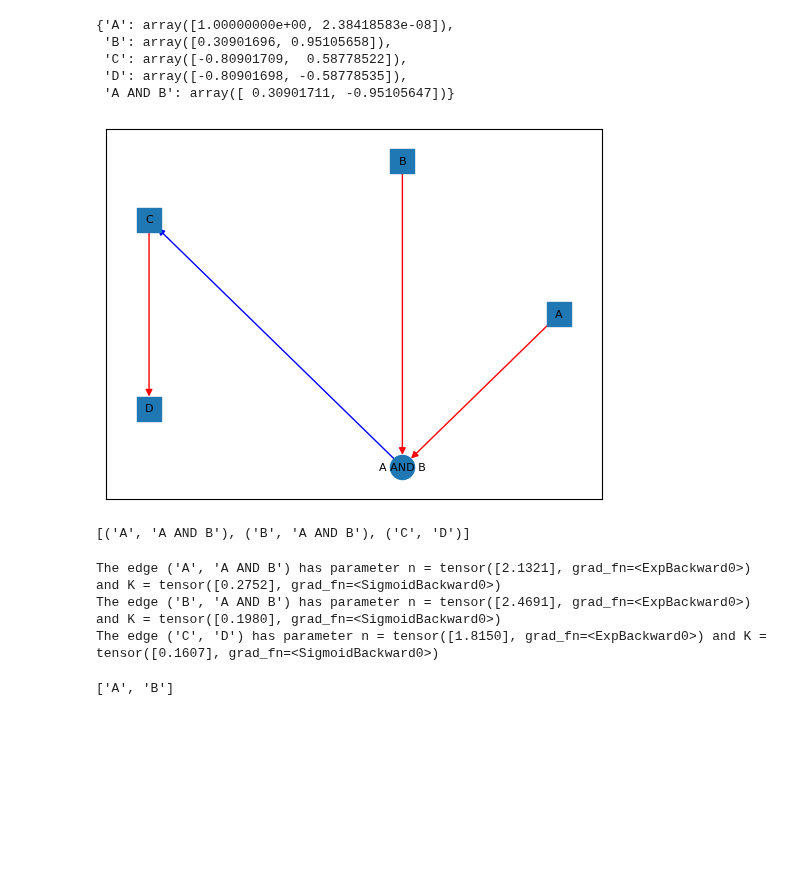
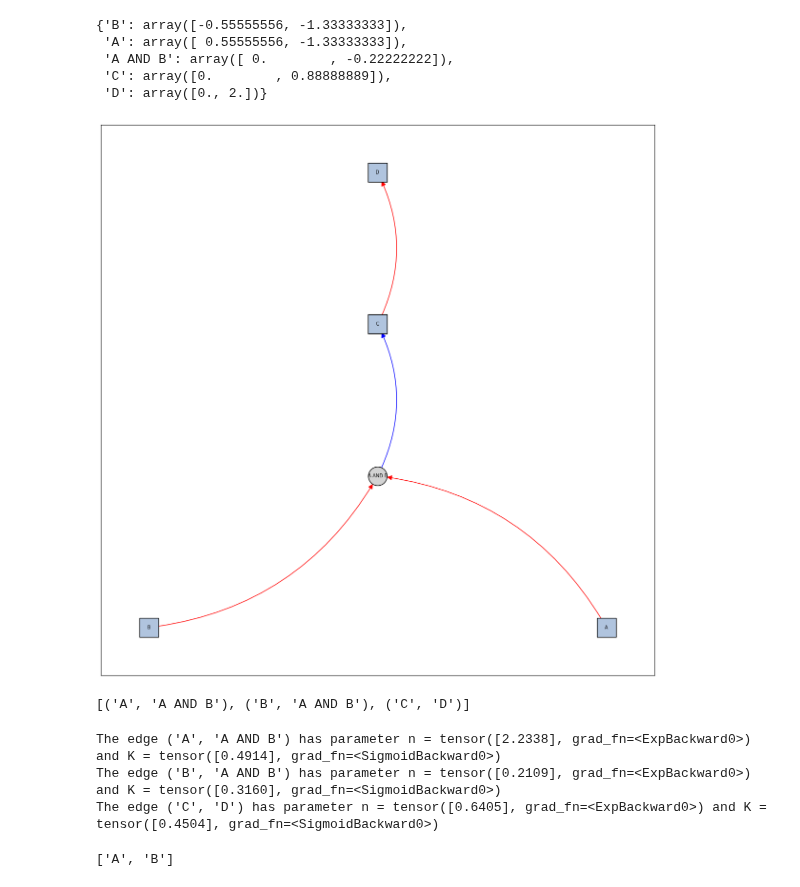
Before and after one commit to c-legac/biofuzznet, a Jupyter notebook: Notebooks/non_root_inputs.ipynb, the cells around one changed output. Drawn from its saved outputs; the diff is of its cells as text; code cells hidden in the pictures; blank space fills up the shorter version.

```diff
--- a/Notebooks/non_root_inputs.ipynb
+++ b/Notebooks/non_root_inputs.ipynb
@@ -16,7 +17,7 @@ import biological_fuzzy_logic_networks.utils as utils
 import biological_fuzzy_logic_networks.biomixnet as biomixnet
 # %%
 # Create an empty BioFuzzNet
-G_optim = biofuzznet.BioFuzzNet(None, None)
+G_not = biofuzznet.BioFuzzNet(None, None)
 
 # Add nodes
 G_not.add_fuzzy_node("A", "BIO") # A biological node
@@ -33,17 +34,17 @@ G_not.add_transfer_edge("C", "D") # A transfer edge downstream of a biological n
 # %%
 # Draw the networks to compare them
 # Color schemes for the drawing
 general_edge_color_scheme  = {"simple": "b", "transfer_function": "r"}
 general_node_shape_scheme = {"biological": 's', "logic_gate_AND": 'o', "logic_gate_OR": 'd', "logic_gate_NOT": '^'}
 
-utils.draw_BioFuzzNet(G_optim, general_edge_color_scheme, general_node_shape_scheme)
+draw.draw_BioFuzzNet(G_not, general_edge_color_scheme, general_node_shape_scheme)
 # %% [output]
-{'A': array([1.00000000e+00, 2.38418583e-08]),
- 'B': array([0.30901696, 0.95105658]),
- 'C': array([-0.80901709,  0.58778522]),
- 'D': array([-0.80901698, -0.58778535]),
- 'A AND B': array([ 0.30901711, -0.95105647])}
+{'B': array([-0.55555556, -1.33333333]),
+ 'A': array([ 0.55555556, -1.33333333]),
+ 'A AND B': array([ 0.        , -0.22222222]),
+ 'C': array([0.        , 0.88888889]),
+ 'D': array([0., 2.])}
-[figure, old version]
+[figure, new version]
 # %%
 G_not.transfer_edges
 # %% [output]
@@ -56,9 +57,9 @@ for edge in G_not.transfer_edges:
     print(f"The edge {edge} has parameter n = {torch.exp(layer.n)} and K = {torch.sigmoid(layer.K)}")
     # Those parameters are torch.nn.Parameters and thus have a grad_fn which corresponds to their gradient
 # %% [output]
-The edge ('A', 'A AND B') has parameter n = tensor([2.1321], grad_fn=<ExpBackward0>) and K = tensor([0.2752], grad_fn=<SigmoidBackward0>)
-The edge ('B', 'A AND B') has parameter n = tensor([2.4691], grad_fn=<ExpBackward0>) and K = tensor([0.1980], grad_fn=<SigmoidBackward0>)
-The edge ('C', 'D') has parameter n = tensor([1.8150], grad_fn=<ExpBackward0>) and K = tensor([0.1607], grad_fn=<SigmoidBackward0>)
+The edge ('A', 'A AND B') has parameter n = tensor([2.2338], grad_fn=<ExpBackward0>) and K = tensor([0.4914], grad_fn=<SigmoidBackward0>)
+The edge ('B', 'A AND B') has parameter n = tensor([0.2109], grad_fn=<ExpBackward0>) and K = tensor([0.3160], grad_fn=<SigmoidBackward0>)
+The edge ('C', 'D') has parameter n = tensor([0.6405], grad_fn=<ExpBackward0>) and K = tensor([0.4504], grad_fn=<SigmoidBackward0>)
 # %%
 G_not.root_nodes
 # %% [output]
```
Also changed, not shown: parts of 5 cells of this notebook, 2 other files.
